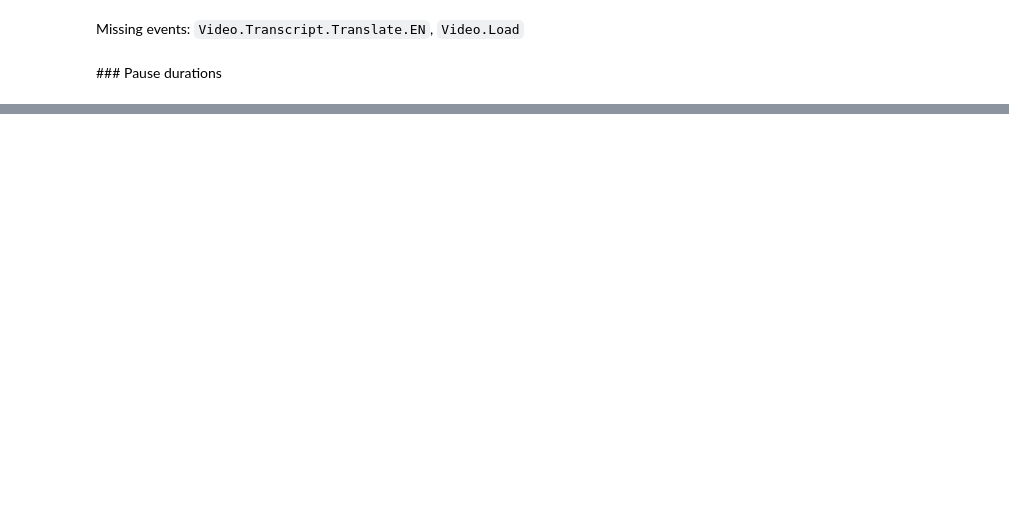
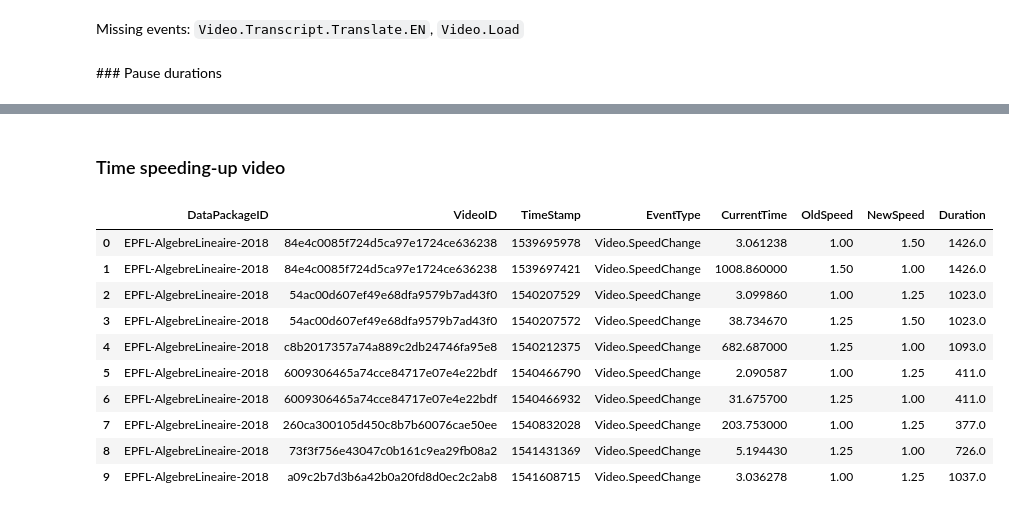
Before and after one commit to epfl-ml4ed/flipped-classroom, a Jupyter notebook: notebooks/AIED_feature_reproduction.ipynb, the cells around one changed output, grey strips where cells are left out. Drawn from its saved outputs; the diff is of its cells as text; code cells hidden in the pictures; blank space fills up the shorter version.

```diff
--- a/notebooks/AIED_feature_reproduction.ipynb
+++ b/notebooks/AIED_feature_reproduction.ipynb
@@ -300,0 +350,65 @@ SG 118.52219796737265
+# %% [markdown]
+### Time speeding-up video
+# %%
+def compute_speedchange_current_time(user_events):
+    #Compute the CurrentTime of the SpeedChange event as it is not logged in the db
+    #For that we find the closest event (in the same video and day) with a non null CurrentTime
+    #Then we compute the SpeedChange CurrentTime with the delta time between the 2 events
+
+    #Keep only SpeedChange events and events with non null CurrentTime
+    df = user_events[(user_events.EventType == 'Video.SpeedChange') | (~user_events.CurrentTime.isna())]
+    #Compute the deltatime between the previous events
+    df = df.sort_values(by="TimeStamp", ascending=True)
+    df['NextDiff'] = abs(df.TimeStamp.diff())
+    df['PrevDiff'] = abs(df.TimeStamp.diff(-1))
+
+    ### Define the closest event information: VideoID, TimeStamp and CurrentTime ###
+    df['NextVideoID'] = df.VideoID.shift()
+    df['NextTimeStamp'] = df.TimeStamp.shift()
+    df['NextCurrentTime'] = df.CurrentTime.shift()
+    df['PrevVideoID'] = df.VideoID.shift(-1)
+    df['PrevTimeStamp'] = df.TimeStamp.shift(-1)
+    df['PrevCurrentTime'] = df.CurrentTime.shift(-1)
+
+    df['ClosestVideoID'] = np.nan
+    df['ClosestTimeStamp'] = np.nan
+    df['ClosestCurrentTime'] = np.nan
+    #If the next event is the closest
+    df.loc[df.NextDiff <= df.PrevDiff, 'ClosestVideoID'] = df[df.NextDiff <= df.PrevDiff].NextVideoID
+    df.loc[df.NextDiff <= df.PrevDiff, 'ClosestTimeStamp'] = df[df.NextDiff <= df.PrevDiff].NextTimeStamp
+    df.loc[df.NextDiff <= df.PrevDiff, 'ClosestCurrentTime'] = df[df.NextDiff <= df.PrevDiff].NextCurrentTime
+    #If the previous event is the closest
+    df.loc[df.NextDiff > df.PrevDiff, 'ClosestVideoID'] = df[df.NextDiff > df.PrevDiff].PrevVideoID
+    df.loc[df.NextDiff > df.PrevDiff, 'ClosestTimeStamp'] = df[df.NextDiff > df.PrevDiff].PrevTimeStamp
+    df.loc[df.NextDiff > df.PrevDiff, 'ClosestCurrentTime'] = df[df.NextDiff > df.PrevDiff].PrevCurrentTime
+
+    #Filter the SpeedChange events
+    df = df[(df.EventType == 'Video.SpeedChange') & (df.VideoID == df.ClosestVideoID) &
+               (~df.ClosestCurrentTime.isna())]
+    df.drop(columns=['NextDiff', 'NextVideoID','NextTimeStamp',"NextCurrentTime",'PrevDiff', "PrevVideoID",
+                       "PrevTimeStamp", "PrevCurrentTime", "ClosestVideoID", 'SeekType', 'OldTime',
+                       'NewTime', 'AccountUserID', 'Date', 'Year'],inplace=True)
+    df['CurrentTime'] = df.ClosestCurrentTime + abs(df.TimeStamp - df.ClosestTimeStamp)
+
+    #Duration are the same through the year, we can simply keep the first VideoID
+    video_durations = get_dated_videos().drop_duplicates(subset=['VideoID'])
+    df = df.merge(video_durations, on=['VideoID'])
+    df = df[df.CurrentTime < df.Duration]
+
+    df.drop(columns=['ClosestTimeStamp', 'ClosestCurrentTime', 'Chapter', 'Subchapter', 'Source',
+                   'Due_date', 'Year'],inplace=True)
+    return df
+
+compute_speedchange_current_time(user_events)
+# %% [output]
+|  | DataPackageID | VideoID | TimeStamp | EventType | CurrentTime | OldSpeed | NewSpeed | Duration |
+| 0 | EPFL-AlgebreLineaire-2018 | 84e4c0085f724d5ca97e1724ce636238 | 1539695978 | Video.SpeedChange | 3.061238 | 1.00 | 1.50 | 1426.0 |
+| 1 | EPFL-AlgebreLineaire-2018 | 84e4c0085f724d5ca97e1724ce636238 | 1539697421 | Video.SpeedChange | 1008.860000 | 1.50 | 1.00 | 1426.0 |
+| 2 | EPFL-AlgebreLineaire-2018 | 54ac00d607ef49e68dfa9579b7ad43f0 | 1540207529 | Video.SpeedChange | 3.099860 | 1.00 | 1.25 | 1023.0 |
+| 3 | EPFL-AlgebreLineaire-2018 | 54ac00d607ef49e68dfa9579b7ad43f0 | 1540207572 | Video.SpeedChange | 38.734670 | 1.25 | 1.50 | 1023.0 |
+| 4 | EPFL-AlgebreLineaire-2018 | c8b2017357a74a889c2db24746fa95e8 | 1540212375 | Video.SpeedChange | 682.687000 | 1.25 | 1.00 | 1093.0 |
+| 5 | EPFL-AlgebreLineaire-2018 | 6009306465a74cce84717e07e4e22bdf | 1540466790 | Video.SpeedChange | 2.090587 | 1.00 | 1.25 | 411.0 |
+| 6 | EPFL-AlgebreLineaire-2018 | 6009306465a74cce84717e07e4e22bdf | 1540466932 | Video.SpeedChange | 31.675700 | 1.25 | 1.00 | 411.0 |
+| 7 | EPFL-AlgebreLineaire-2018 | 260ca300105d450c8b7b60076cae50ee | 1540832028 | Video.SpeedChange | 203.753000 | 1.00 | 1.25 | 377.0 |
+| 8 | EPFL-AlgebreLineaire-2018 | 73f3f756e43047c0b161c9ea29fb08a2 | 1541431369 | Video.SpeedChange | 5.194430 | 1.25 | 1.00 | 726.0 |
+| 9 | EPFL-AlgebreLineaire-2018 | a09c2b7d3b6a42b0a20fd8d0ec2c2ab8 | 1541608715 | Video.SpeedChange | 3.036278 | 1.00 | 1.25 | 1037.0 |
```
Also changed, not shown: parts of 17 cells of this notebook, 3 other files.
